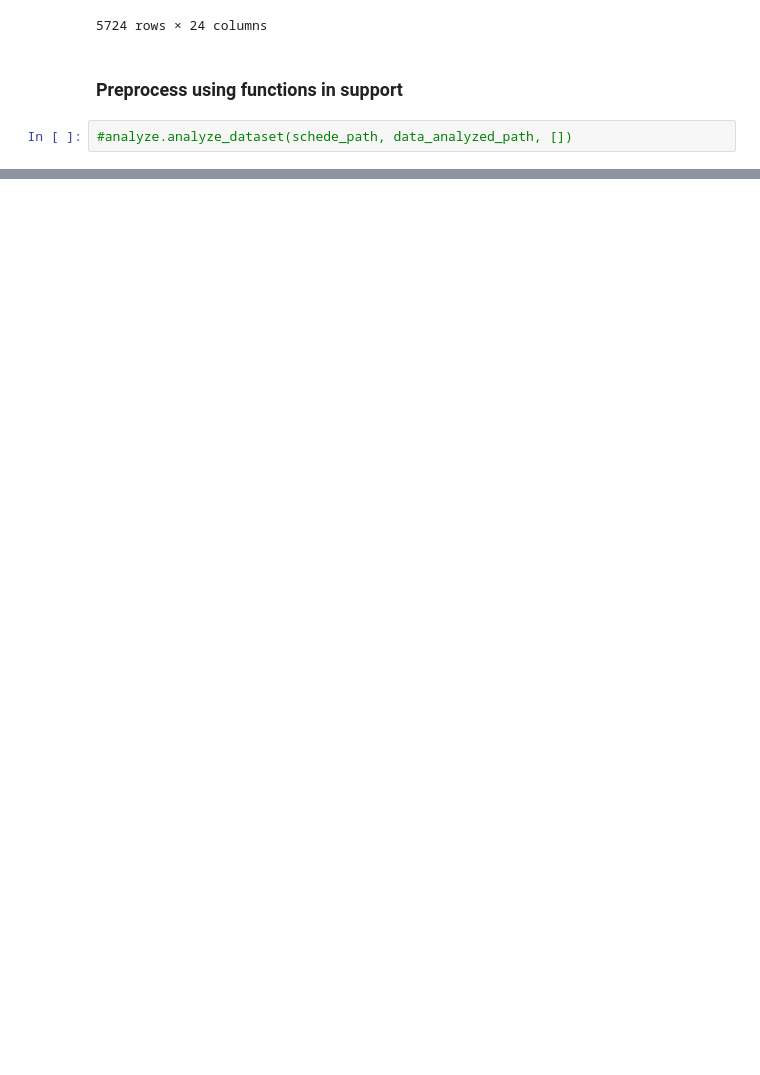
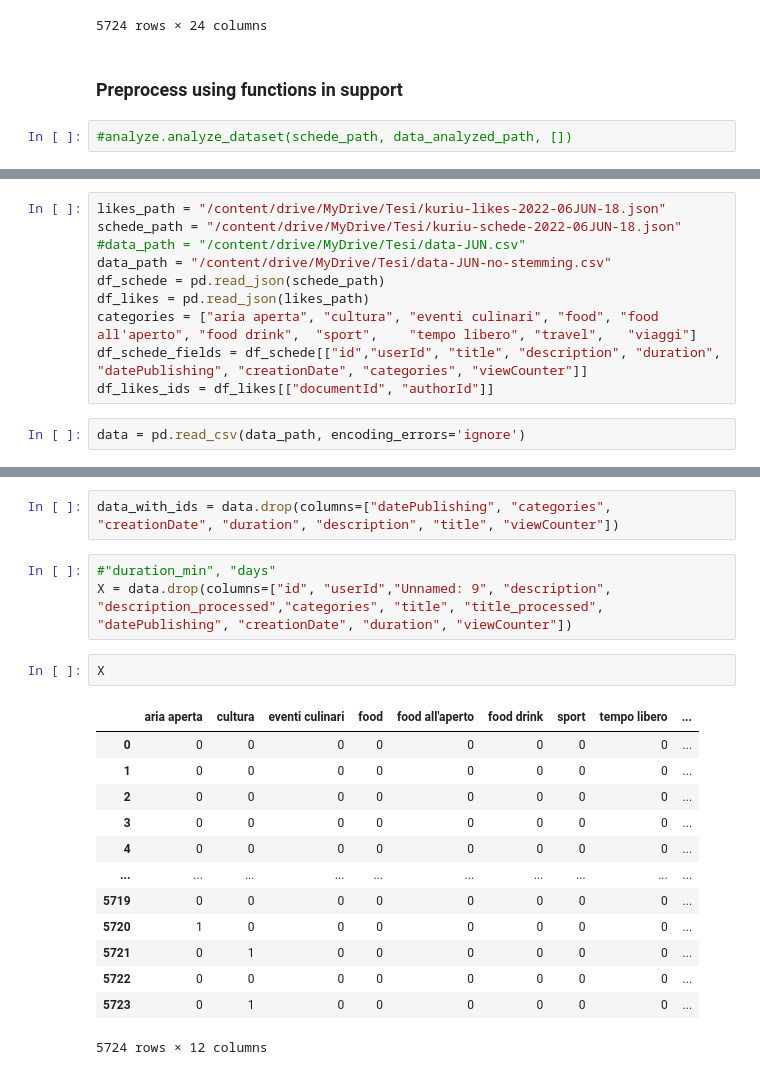
Before and after one commit to GianRomani/Notes, a Jupyter notebook: Preprocessing.ipynb, the cells around one changed output, grey strips where cells are left out. Cells and saved outputs as stored; diff of their text form; blank space fills up the shorter version.

```diff
--- a/Preprocessing.ipynb
+++ b/Preprocessing.ipynb
@@ -409,0 +382,12 @@ data
+# %%
+likes_path = "/content/drive/MyDrive/Tesi/kuriu-likes-2022-06JUN-18.json"
+schede_path = "/content/drive/MyDrive/Tesi/kuriu-schede-2022-06JUN-18.json"
+#data_path = "/content/drive/MyDrive/Tesi/data-JUN.csv"
+data_path = "/content/drive/MyDrive/Tesi/data-JUN-no-stemming.csv"
+df_schede = pd.read_json(schede_path)
+df_likes = pd.read_json(likes_path)
+categories = ["aria aperta", "cultura",	"eventi culinari", "food", "food all'aperto", "food drink",	"sport",	"tempo libero", "travel",	"viaggi"]
+df_schede_fields = df_schede[["id","userId", "title", "description", "duration", "datePublishing", "creationDate", "categories", "viewCounter"]]
+df_likes_ids = df_likes[["documentId", "authorId"]]
+# %%
+data = pd.read_csv(data_path, encoding_errors='ignore')
@@ -409,0 +446,21 @@ data
+# %%
+data_with_ids = data.drop(columns=["datePublishing", "categories", "creationDate", "duration", "description", "title", "viewCounter"])
+# %%
+#"duration_min", "days"
+X = data.drop(columns=["id", "userId","Unnamed: 9", "description", "description_processed","categories", "title", "title_processed", "datePublishing", "creationDate", "duration", "viewCounter"])
+# %%
+X
+# %% [output]
+|  | aria aperta | cultura | eventi culinari | food | food all'aperto | food drink | sport | tempo libero | ... |
+| 0 | 0 | 0 | 0 | 0 | 0 | 0 | 0 | 0 | ... |
+| 1 | 0 | 0 | 0 | 0 | 0 | 0 | 0 | 0 | ... |
+| 2 | 0 | 0 | 0 | 0 | 0 | 0 | 0 | 0 | ... |
+| 3 | 0 | 0 | 0 | 0 | 0 | 0 | 0 | 0 | ... |
+| 4 | 0 | 0 | 0 | 0 | 0 | 0 | 0 | 0 | ... |
+| ... | ... | ... | ... | ... | ... | ... | ... | ... | ... |
+| 5719 | 0 | 0 | 0 | 0 | 0 | 0 | 0 | 0 | ... |
+| 5720 | 1 | 0 | 0 | 0 | 0 | 0 | 0 | 0 | ... |
+| 5721 | 0 | 1 | 0 | 0 | 0 | 0 | 0 | 0 | ... |
+| 5722 | 0 | 0 | 0 | 0 | 0 | 0 | 0 | 0 | ... |
+| 5723 | 0 | 1 | 0 | 0 | 0 | 0 | 0 | 0 | ... |
+5724 rows × 12 columns
```
Also changed, not shown: parts of 46 cells of this notebook, 1 other file.
